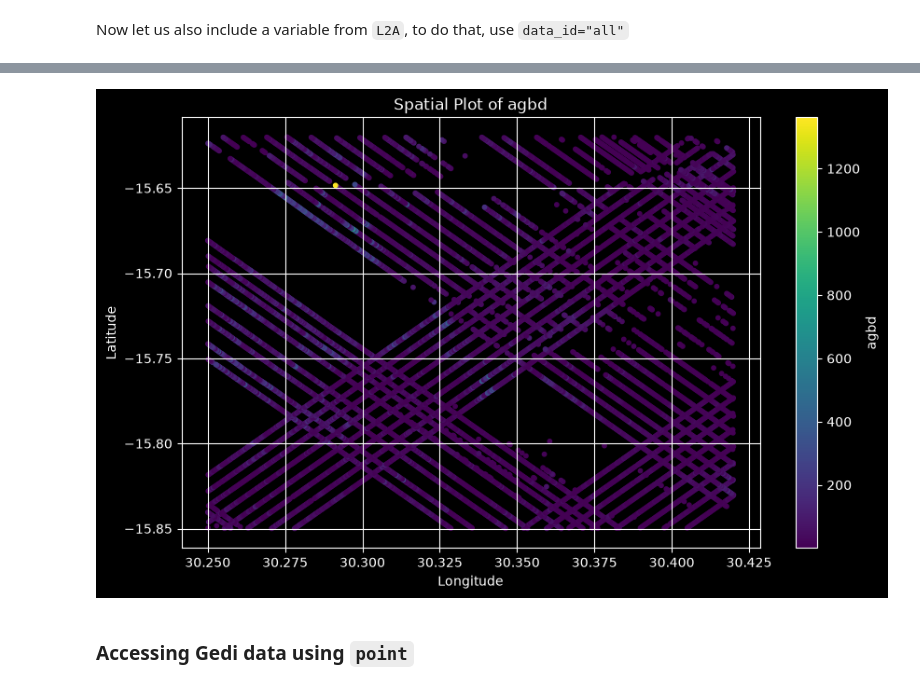
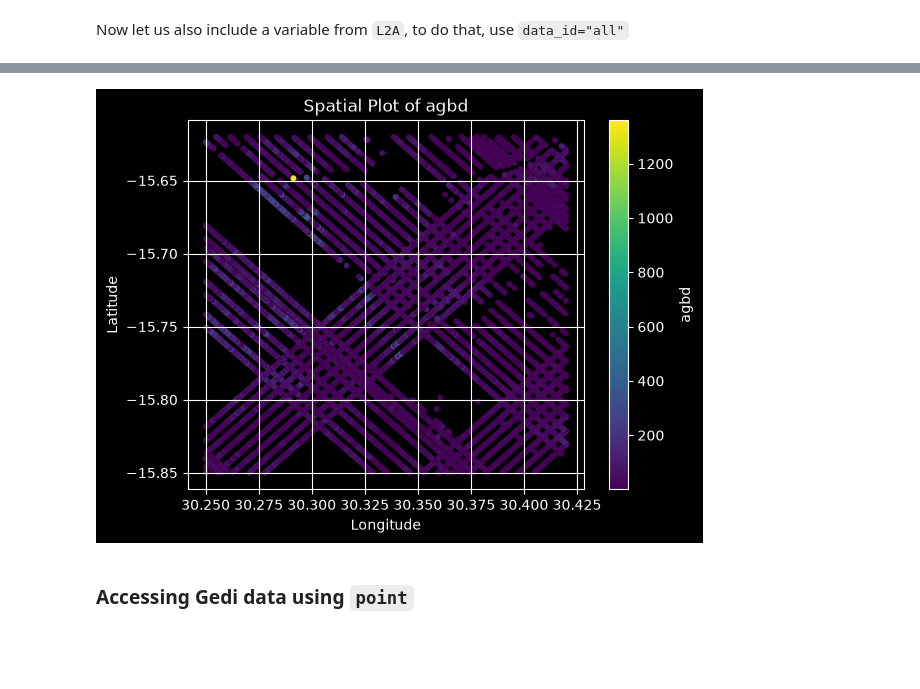
Before and after one commit to xcube-dev/xcube-gedidb, a Jupyter notebook: examples/notebooks/gedi_data_store.ipynb, the cells around one changed output, grey strips where cells are left out. Saved outputs shown, nothing was run; the diff lists cells and outputs as text; code cells hidden in the pictures; blank space fills up the shorter version.

```diff
--- a/examples/notebooks/gedi_data_store.ipynb
+++ b/examples/notebooks/gedi_data_store.ipynb
@@ -136,20 +119,17 @@ Data variables:
 # %%
 lat = gedi_data['latitude'].values
 lon = gedi_data['longitude'].values
 agbd = gedi_data['agbd'].values
 
-
-import matplotlib.pyplot as plt
-plt.figure(figsize=(10, 6))
 sc = plt.scatter(lon, lat, c=agbd, cmap='viridis', s=10)
 plt.colorbar(sc, label='agbd')
 plt.xlabel('Longitude')
 plt.ylabel('Latitude')
 plt.title('Spatial Plot of agbd')
 plt.grid(True)
 plt.show()
 # %% [output]
-[figure, old version]
+[figure, new version]
 # %% [markdown]
 ### Accessing Gedi data using `point`
 # %%
```
Also changed, not shown: parts of 13 cells of this notebook, 9 other files.
